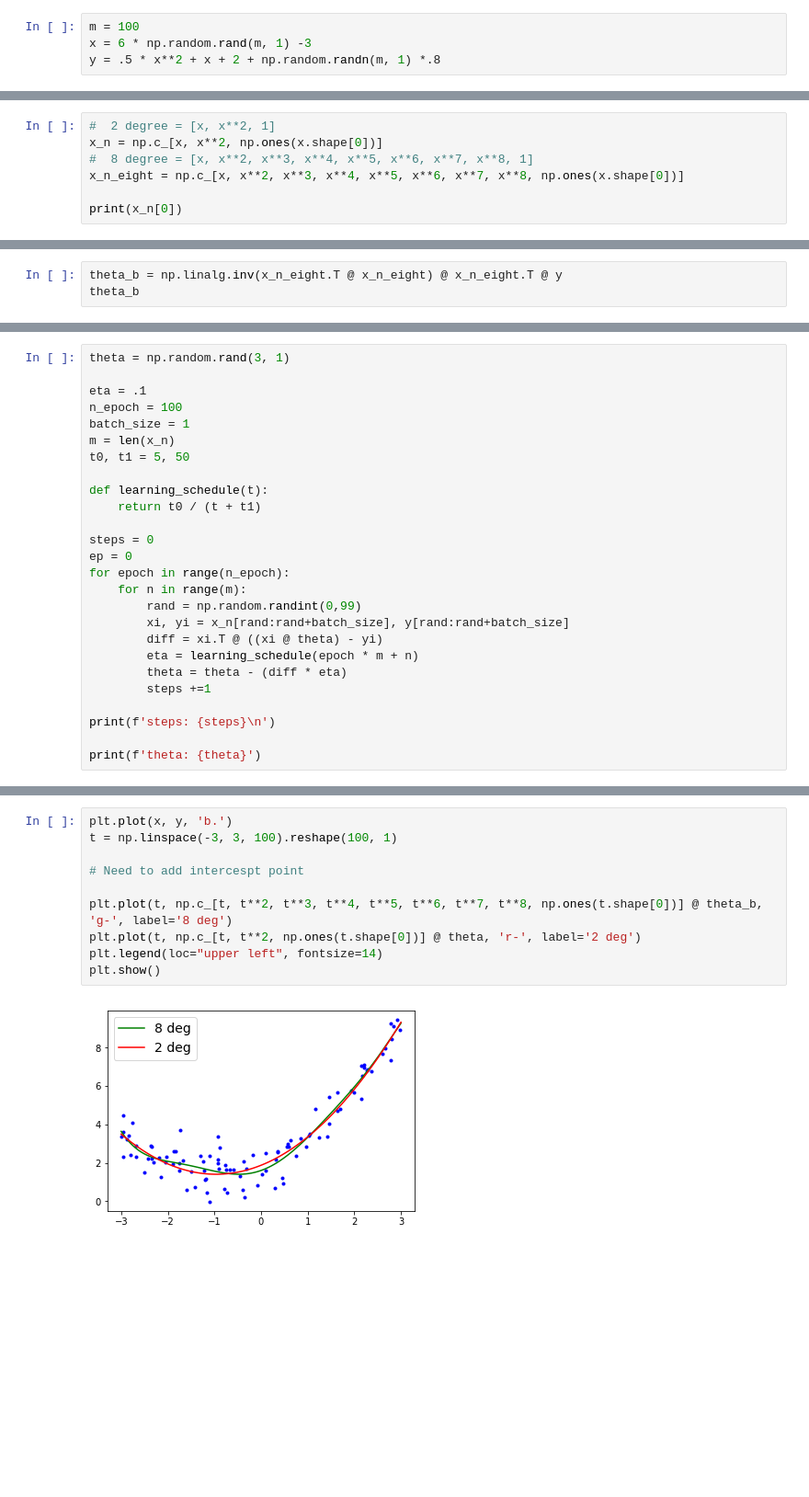
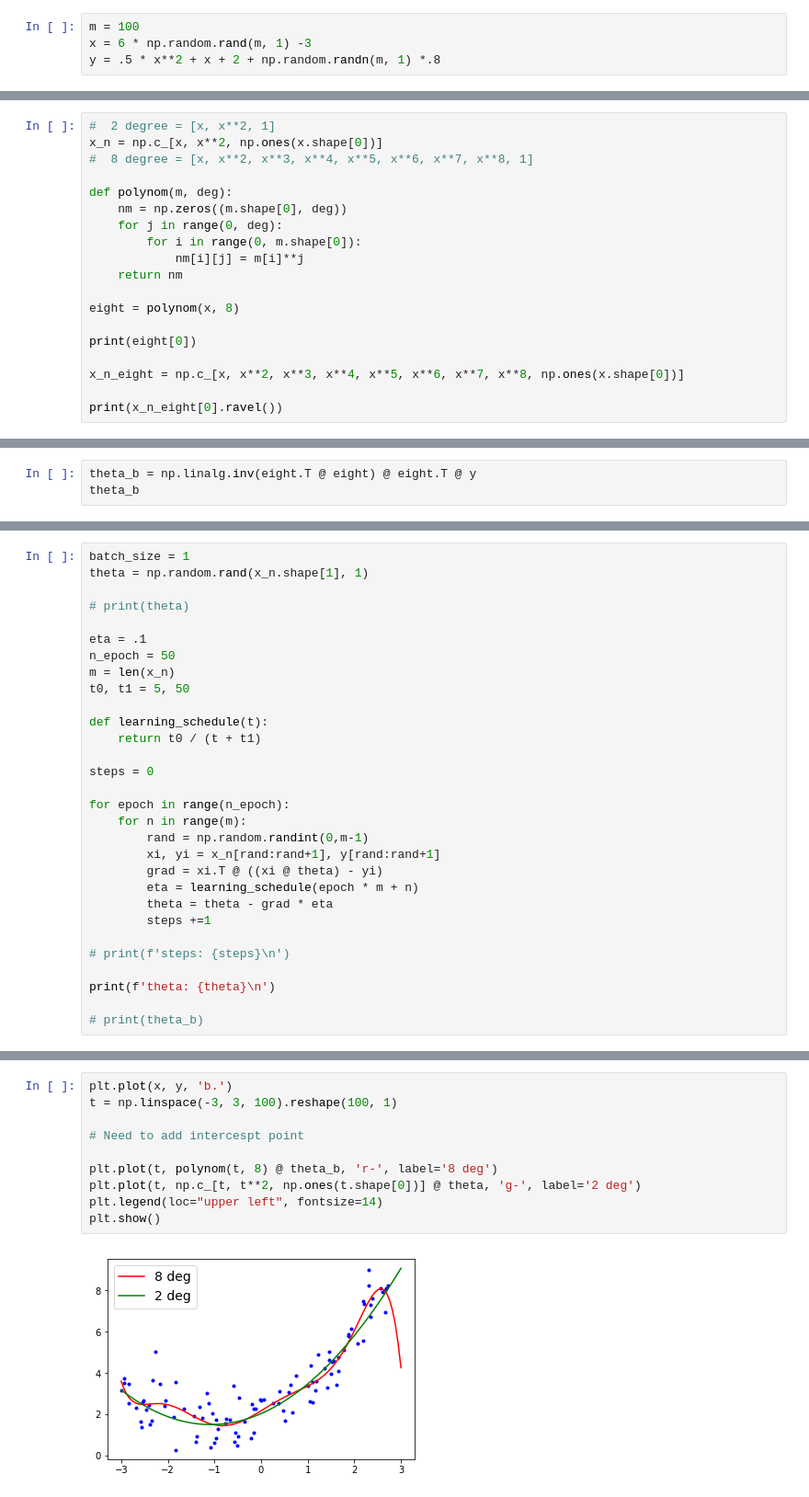
Before and after one commit to andyashall/maths-for-ml, a Jupyter notebook: Polynomial Regression.ipynb, the cells around one changed output, grey strips where cells are left out. Shown at 92% size. Saved outputs shown, nothing was run; the diff lists cells and outputs as text; blank space fills up the shorter version.

Commit message:
stochastic polynomial

```diff
--- a/Polynomial Regression.ipynb
+++ b/Polynomial Regression.ipynb
@@ -16,7 +16,19 @@ plt.scatter(x, y)
 #  2 degree = [x, x**2, 1]
 x_n = np.c_[x, x**2, np.ones(x.shape[0])]
 #  8 degree = [x, x**2, x**3, x**4, x**5, x**6, x**7, x**8, 1]
+
+def polynom(m, deg):
+    nm = np.zeros((m.shape[0], deg))
+    for j in range(0, deg):
+        for i in range(0, m.shape[0]):
+            nm[i][j] = m[i]**j
+    return nm
+
+eight = polynom(x, 8)
+
+print(eight[0])
+
 x_n_eight = np.c_[x, x**2, x**3, x**4, x**5, x**6, x**7, x**8, np.ones(x.shape[0])]
 
-print(x_n[0])
+print(x_n_eight[0].ravel())
 # %% [output]
@@ -34,4 +52,4 @@ print(X_poly[0,0]**4)
 # %%
-theta_b = np.linalg.inv(x_n_eight.T @ x_n_eight) @ x_n_eight.T @ y
+theta_b = np.linalg.inv(eight.T @ eight) @ eight.T @ y
 theta_b
 # %% [output]
@@ -47,9 +64,11 @@ array([[  8.60162688e-01],
 # %%
-theta = np.random.rand(3, 1)
+batch_size = 1
+theta = np.random.rand(x_n.shape[1], 1)
+
+# print(theta)
 
 eta = .1
-n_epoch = 100
-batch_size = 1
+n_epoch = 50
 m = len(x_n)
 t0, t1 = 5, 50
 
@@ -57,17 +76,19 @@ def learning_schedule(t):
     return t0 / (t + t1)
 
 steps = 0
-ep = 0
+
 for epoch in range(n_epoch):
     for n in range(m):
-        rand = np.random.randint(0,99)
-        xi, yi = x_n[rand:rand+batch_size], y[rand:rand+batch_size]
-        diff = xi.T @ ((xi @ theta) - yi)
+        rand = np.random.randint(0,m-1)
+        xi, yi = x_n[rand:rand+1], y[rand:rand+1]
+        grad = xi.T @ ((xi @ theta) - yi)
         eta = learning_schedule(epoch * m + n)
-        theta = theta - (diff * eta)
+        theta = theta - grad * eta
         steps +=1
 
-print(f'steps: {steps}\n')
+# print(f'steps: {steps}\n')
 
-print(f'theta: {theta}')
+print(f'theta: {theta}\n')
+
+# print(theta_b)
 # %% [output]
@@ -79,13 +98,13 @@ theta: [[ 0.97104475]
 # %%
 plt.plot(x, y, 'b.')
 t = np.linspace(-3, 3, 100).reshape(100, 1)
 
 # Need to add intercespt point
 
-plt.plot(t, np.c_[t, t**2, t**3, t**4, t**5, t**6, t**7, t**8, np.ones(t.shape[0])] @ theta_b, 'g-', label='8 deg')
-plt.plot(t, np.c_[t, t**2, np.ones(t.shape[0])] @ theta, 'r-', label='2 deg')
+plt.plot(t, polynom(t, 8) @ theta_b, 'r-', label='8 deg')
+plt.plot(t, np.c_[t, t**2, np.ones(t.shape[0])] @ theta, 'g-', label='2 deg')
 plt.legend(loc="upper left", fontsize=14)
 plt.show()
 # %% [output]
-[figure, old version]
+[figure, new version]
 # %%
```
Also changed, not shown: parts of 6 cells of this notebook, 2 other files.
